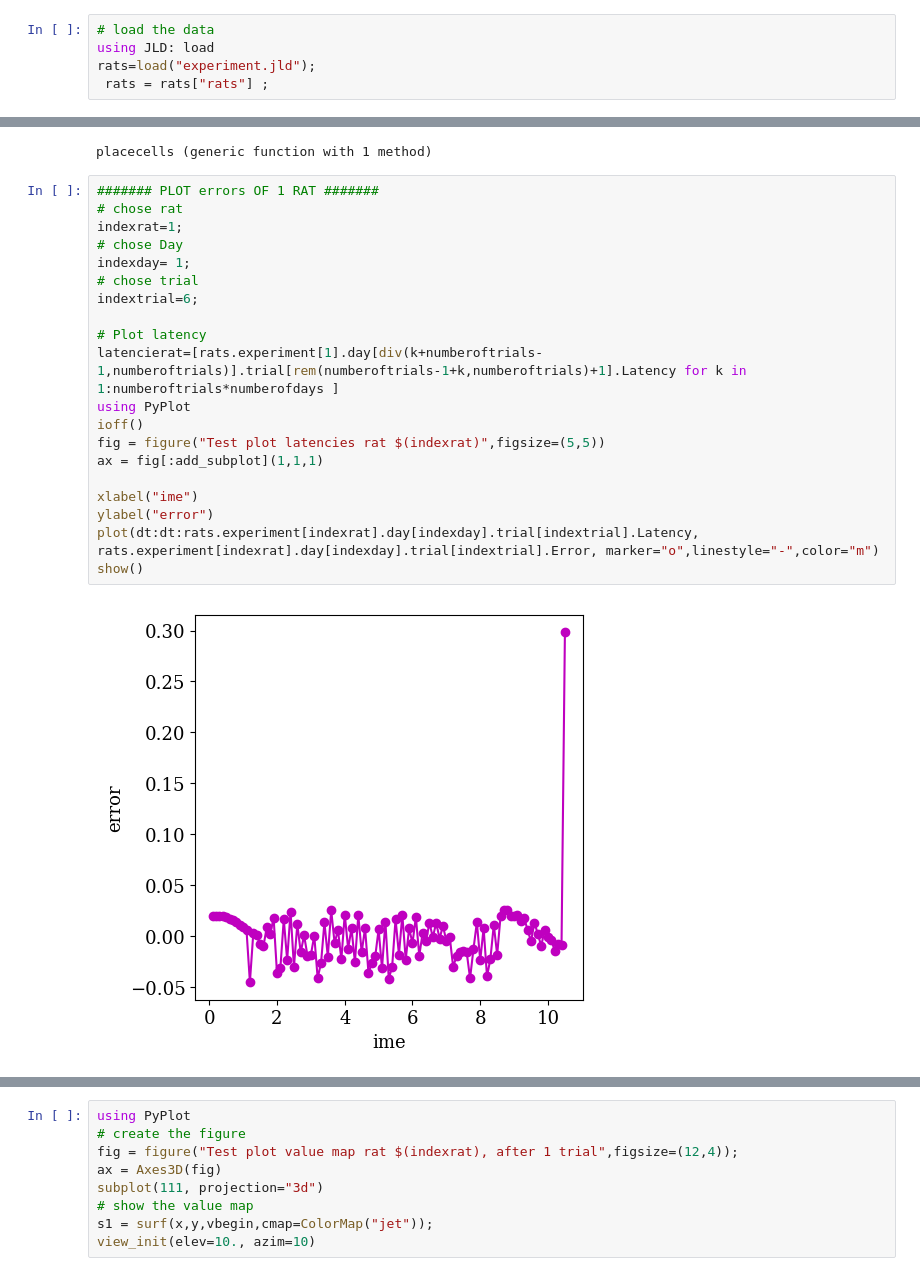
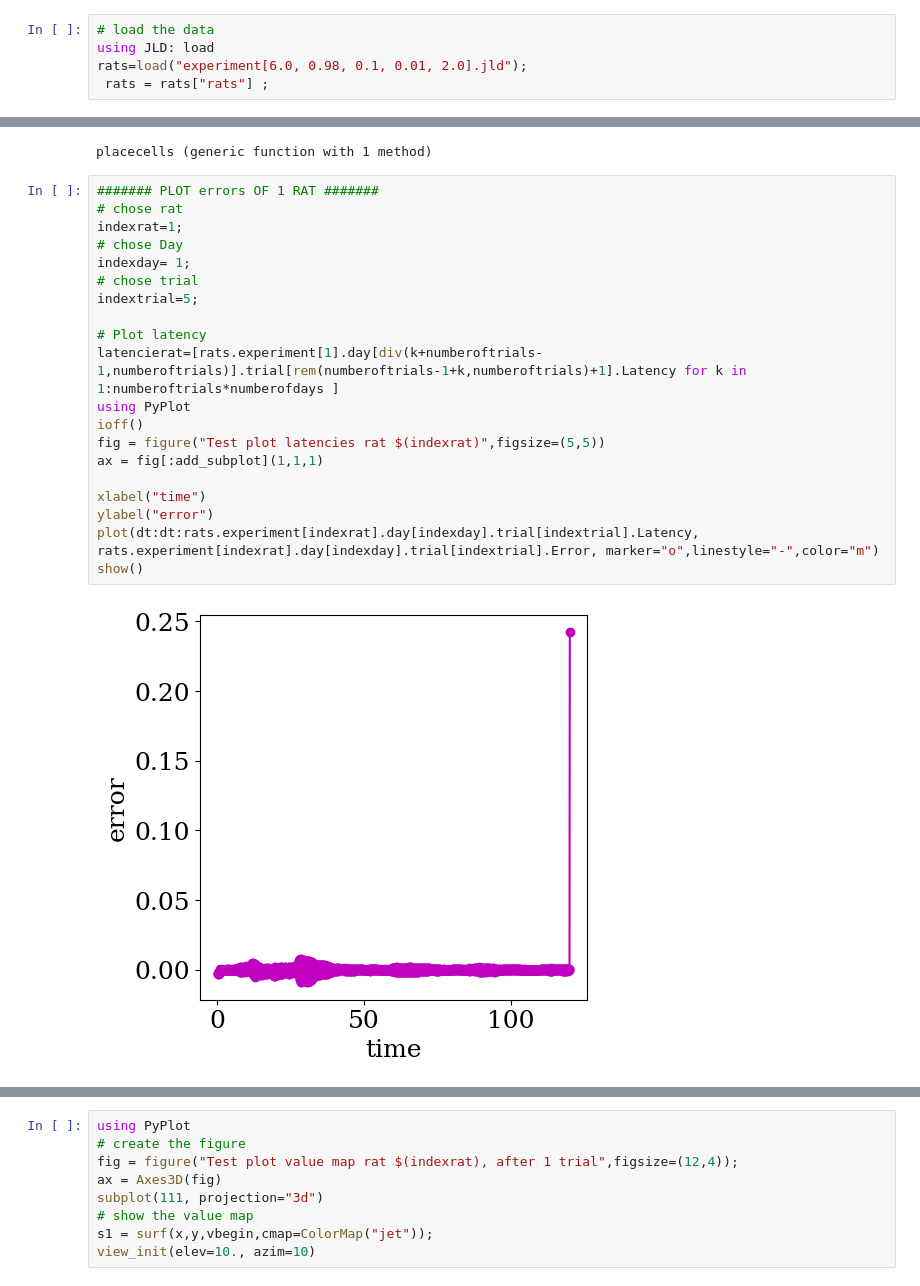
Before and after one commit to charlinetess/Morris-Watermaze-FosterDayanMorris-Paper, a Jupyter notebook: PlotusingPyPlots.ipynb, the cells around one changed output, grey strips where cells are left out. Drawn from its saved outputs; the diff is of its cells as text.

```diff
--- a/PlotusingPyPlots.ipynb
+++ b/PlotusingPyPlots.ipynb
@@ -1,7 +1,7 @@
 # %%
 # load the data
 using JLD: load
-rats=load("experiment.jld");
+rats=load("experiment[6.0, 0.98, 0.1, 0.01, 2.0].jld");
  rats = rats["rats"] ;
 # %% [output]
 WARNING: type Rat not present in workspace; reconstructing
@@ -70,25 +88,25 @@ placecells (generic function with 1 method)
 # %%
 ####### PLOT errors OF 1 RAT #######
 # chose rat
 indexrat=1;
 # chose Day
 indexday= 1;
 # chose trial
-indextrial=6;
+indextrial=5;
 
 # Plot latency
 latencierat=[rats.experiment[1].day[div(k+numberoftrials-1,numberoftrials)].trial[rem(numberoftrials-1+k,numberoftrials)+1].Latency for k in 1:numberoftrials*numberofdays ]
 using PyPlot
 ioff()
 fig = figure("Test plot latencies rat $(indexrat)",figsize=(5,5))
 ax = fig[:add_subplot](1,1,1)
 
-xlabel("ime")
+xlabel("time")
 ylabel("error")
 plot(dt:dt:rats.experiment[indexrat].day[indexday].trial[indextrial].Latency, rats.experiment[indexrat].day[indexday].trial[indextrial].Error, marker="o",linestyle="-",color="m")
 show()
 # %% [output]
-[figure, old version]
+[figure, new version]
 # %%
 indexrat=1;
 
```
Also changed, not shown: parts of 20 cells of this notebook, 2 other files.
